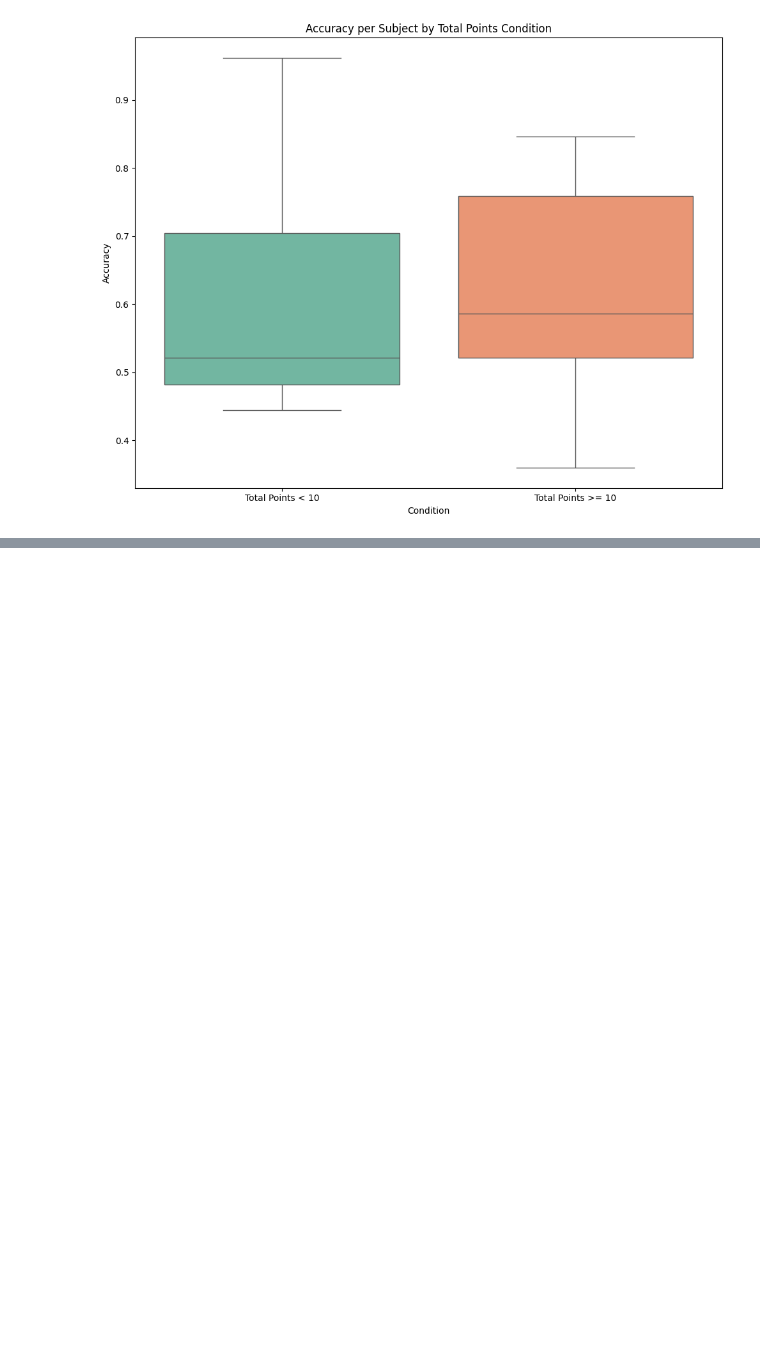
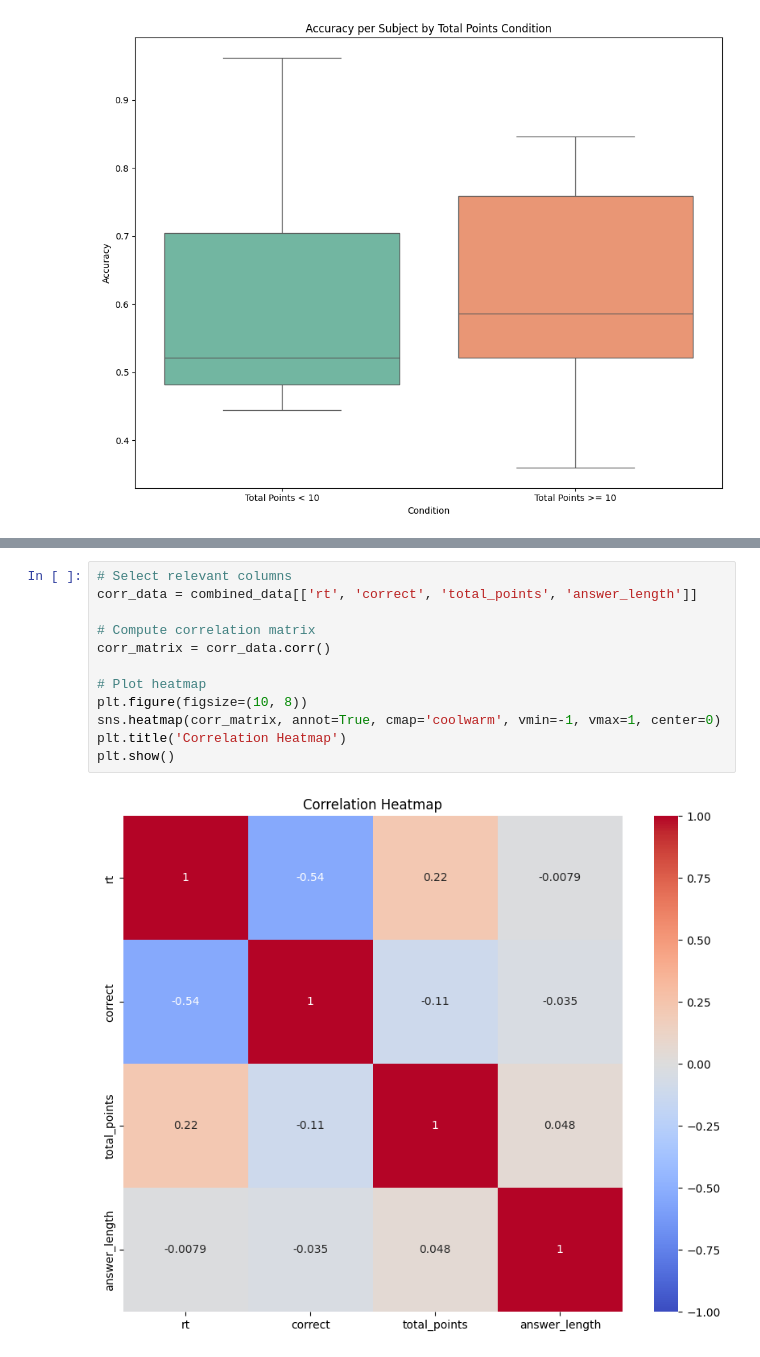
Before and after one commit to UserModelling2425/user-modelling-project-apples-2, a Jupyter notebook: experiment/data_analysis/recall_test_analysis.ipynb, the cells around one changed output, grey strips where cells are left out. Saved outputs shown, nothing was run; the diff lists cells and outputs as text; blank space fills up the shorter version.

```diff
--- a/experiment/data_analysis/recall_test_analysis.ipynb
+++ b/experiment/data_analysis/recall_test_analysis.ipynb
@@ -529,0 +614,14 @@ plt.show()
+# %%
+# Select relevant columns
+corr_data = combined_data[['rt', 'correct', 'total_points', 'answer_length']]
+
+# Compute correlation matrix
+corr_matrix = corr_data.corr()
+
+# Plot heatmap
+plt.figure(figsize=(10, 8))
+sns.heatmap(corr_matrix, annot=True, cmap='coolwarm', vmin=-1, vmax=1, center=0)
+plt.title('Correlation Heatmap')
+plt.show()
+# %% [output]
+[figure, added]
```
Also changed, not shown: parts of 8 cells of this notebook.
